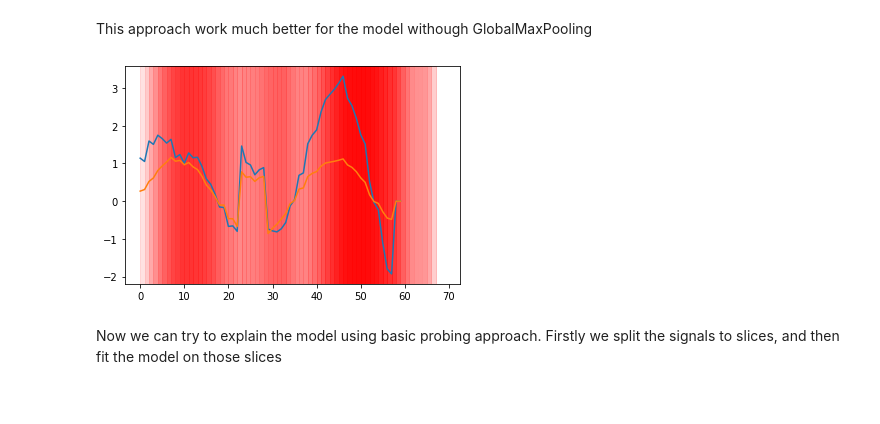
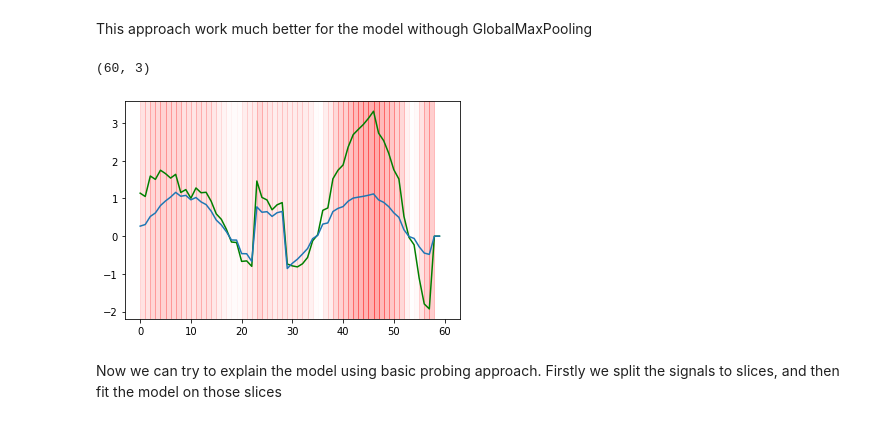
Before and after one commit to SebChw/SignalDLProject, a Jupyter notebook: ProjectData.ipynb, the cells around one changed output. Cells and saved outputs as stored; diff of their text form; code cells hidden in the pictures.

Commit message:
repair integrated gradients

```diff
--- a/ProjectData.ipynb
+++ b/ProjectData.ipynb
@@ -552,15 +552,19 @@ This approach work much better for the model withough GlobalMaxPooling
 example = train_x[0]
 top_prediction = 4
 integrated_grads = get_integrated_gradients(example, top_prediction,baseline=np.random.uniform(0,1,(60,3)), n_steps=50)
+# %%
+integrated_grads.shape
+# %% [output]
+(60, 3)
 # %%
-plt.plot(integrated_grads[:,0]*1000)
+plt.plot(integrated_grads[:,0]*1000, color='green')
 plt.plot(example[:,0])
 
 for i in range(len(integrated_grads)):
     q = integrated_grads[i,0]
-    plt.axvspan(i, i+10, color='red', alpha=abs(q)*100)
+    plt.axvspan(i, i+1, color='red', alpha=abs(q)*100)
 # %% [output]
-[figure, old version]
+[figure, new version]
 # %% [markdown]
 Now we can try to explain the model using basic probing approach. Firstly we split the signals to slices, and then fit the model on those slices
 # %%
```
